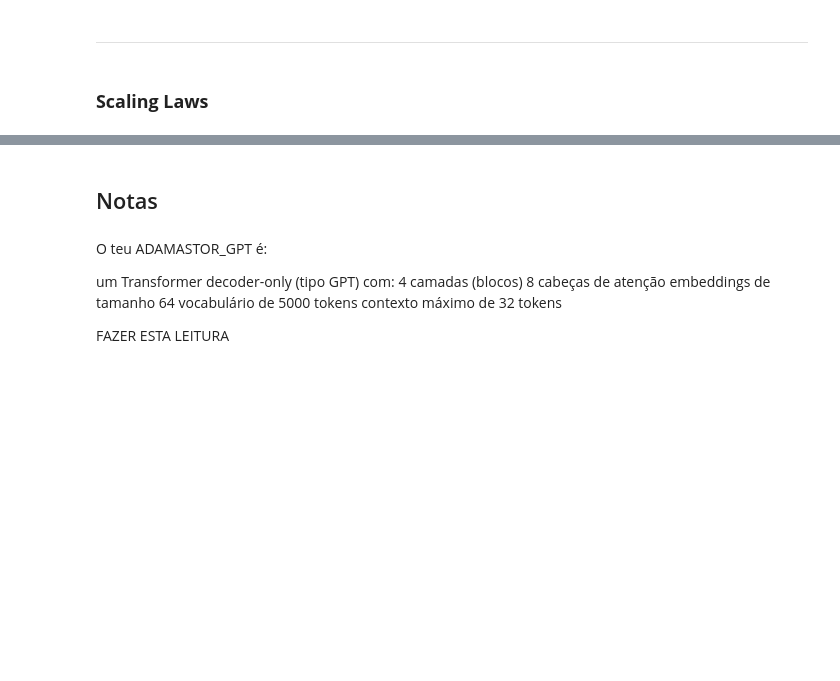
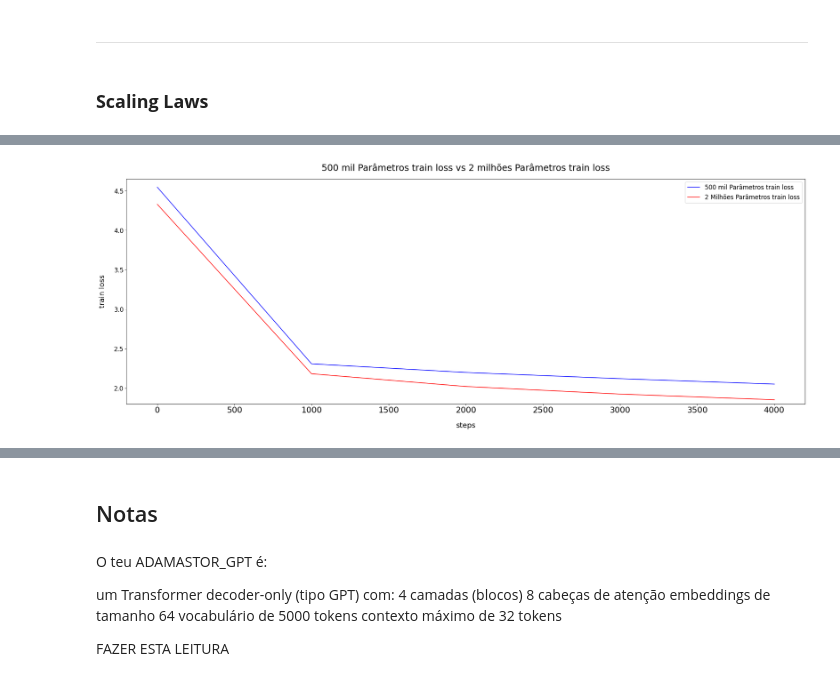
Before and after one commit to Eliezer-Carvalho/Tiny-GPT, a Jupyter notebook: Tiny_GPT.ipynb, the cells around one changed output, grey strips where cells are left out. Drawn from its saved outputs; the diff is of its cells as text; code cells hidden in the pictures; blank space fills up the shorter version.

```diff
--- a/Tiny_GPT.ipynb
+++ b/Tiny_GPT.ipynb
@@ -628,0 +629,14 @@ Ou seja, independentemente do número de tokens, ao aumentar a dimensão do mode
+# %%
+model_500k = torch.load("Modelo_500k", map_location = device)
+train_loss_500k = model_500k["train loss"]
+val_loss_500k = model_500k["val_loss"]
+
+model_2M = torch.load("Modelo_2M", map_location = device)
+train_loss_2M = model_2M["train loss"]
+val_loss_2M = model_2M["val_loss"]
+
+print (f"Train Loss 500k -> {train_loss_500k}")
+print (f"Train Loss 2M -> {train_loss_2M}\n")
+
+print (f"Val Loss 500k {val_loss_500k}")
+print (f"Val loss 2M {val_loss_2M}")
@@ -628,0 +649,20 @@ Ou seja, independentemente do número de tokens, ao aumentar a dimensão do mode
+# %%
+plt.figure (figsize = (30, 10), dpi = 80)
+
+plt.plot (list(range(0, 5000, 1000)), train_loss_500k, color = "blue", label = "cx")
+plt.plot (list(range(0, 5000, 1000)), train_loss_2M, color = "red")
+#plt.plot (list(range(0, 5000, 1000)), val_loss_500k, color = "green")
+#plt.plot (list(range(0, 5000, 1000)), val_loss_2M, color = "red")
+
+plt.xticks (size = 20)
+plt.xlabel("steps", size = 18, labelpad = 20)
+
+plt.ylim(1.8000, 4.6500)
+plt.yticks (size = 15)
+plt.ylabel ("train loss", size = 18, labelpad = 20)
+
+plt.legend(["500 mil Parâmetros train loss", "2 Milhões Parâmetros train loss"], fontsize = 15)
+plt.title ("500 mil Parâmetros train loss vs 2 milhões Parâmetros train loss", size = 22, pad = 20)
+plt.show()
+# %% [output]
+[figure, added]
```
Also changed, not shown: parts of 10 cells of this notebook.
